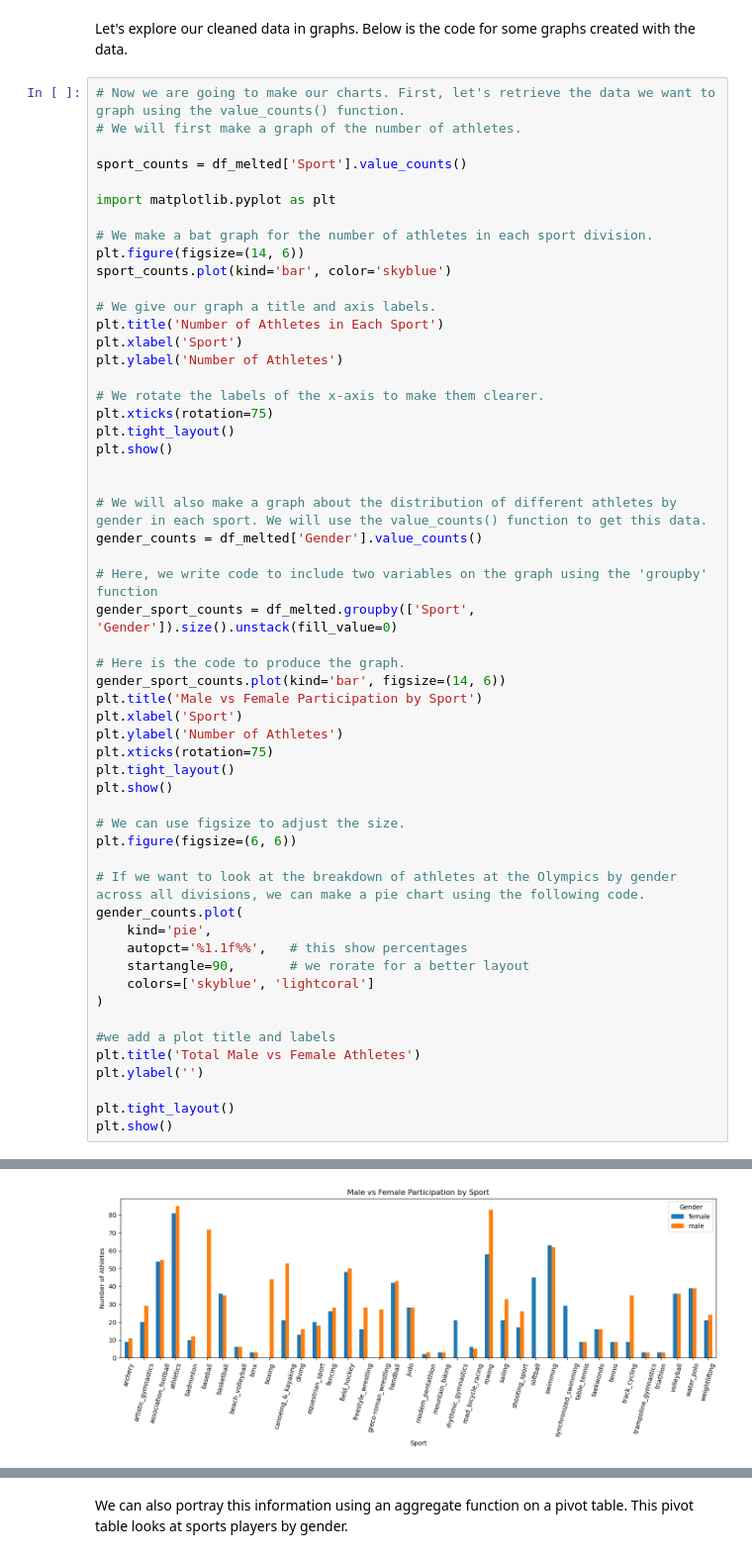
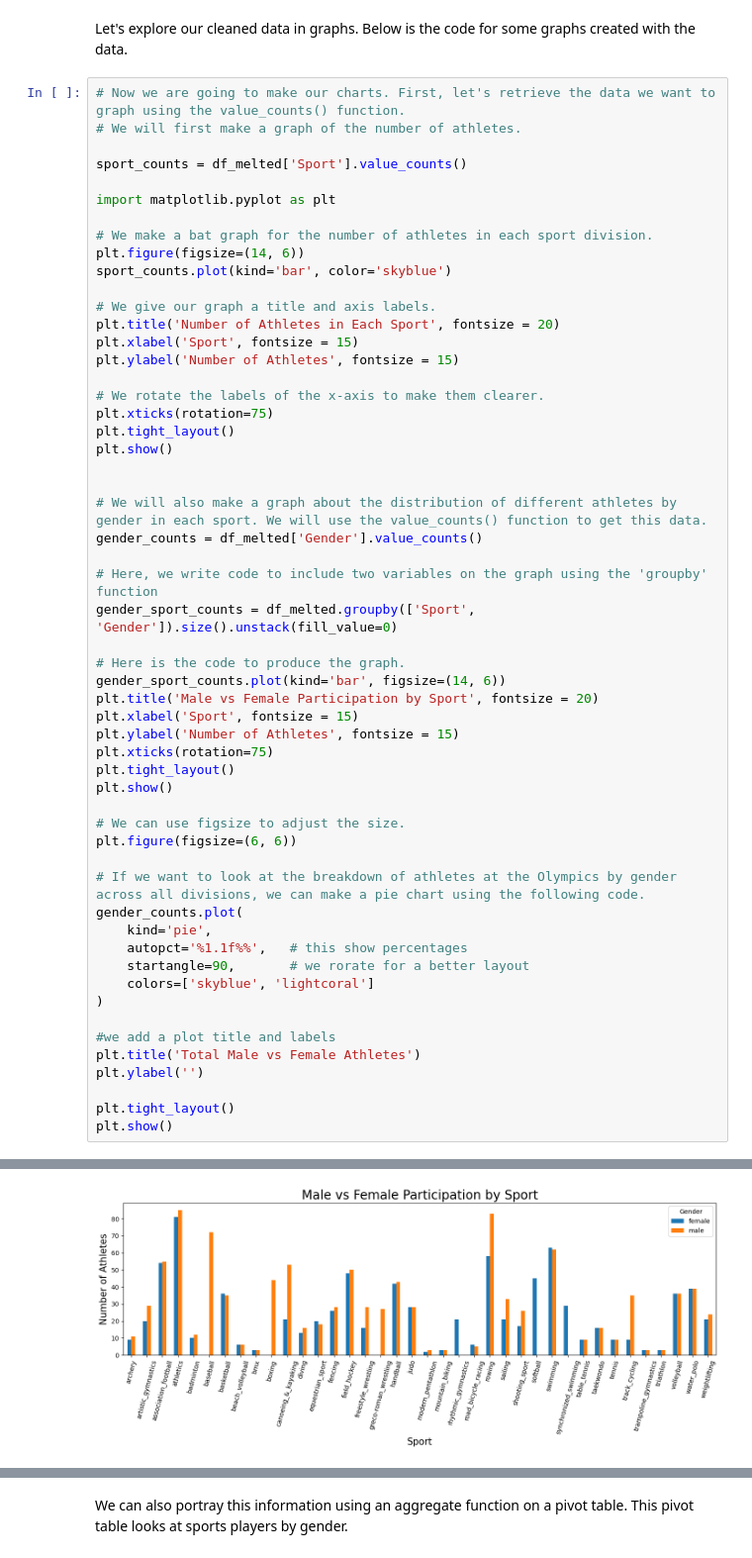
Before and after one commit to rburkman777/TidyDataProject, a Jupyter notebook: Tidydataproject/notes3.ipynb, the cells around one changed output, grey strips where cells are left out. Shown at 99% size. Cells and saved outputs as stored; diff of their text form.

```diff
--- a/Tidydataproject/notes3.ipynb
+++ b/Tidydataproject/notes3.ipynb
@@ -91,9 +91,9 @@ plt.figure(figsize=(14, 6))
 sport_counts.plot(kind='bar', color='skyblue')
 
 # We give our graph a title and axis labels.
-plt.title('Number of Athletes in Each Sport')
-plt.xlabel('Sport')
-plt.ylabel('Number of Athletes')
+plt.title('Number of Athletes in Each Sport', fontsize = 20)
+plt.xlabel('Sport', fontsize = 15)
+plt.ylabel('Number of Athletes', fontsize = 15)
 
 # We rotate the labels of the x-axis to make them clearer.
 plt.xticks(rotation=75)
@@ -109,9 +109,9 @@ gender_sport_counts = df_melted.groupby(['Sport', 'Gender']).size().unstack(fill
 
 # Here is the code to produce the graph.
 gender_sport_counts.plot(kind='bar', figsize=(14, 6))
-plt.title('Male vs Female Participation by Sport')
-plt.xlabel('Sport')
-plt.ylabel('Number of Athletes')
+plt.title('Male vs Female Participation by Sport', fontsize = 20)
+plt.xlabel('Sport', fontsize = 15)
+plt.ylabel('Number of Athletes', fontsize = 15)
 plt.xticks(rotation=75)
 plt.tight_layout()
 plt.show()
@@ -138,4 +138,4 @@ plt.show()
-[figure, old version]
+[figure, new version]
 [figure]
 # %% [markdown]
 We can also portray this information using an aggregate function on a pivot table. This pivot table looks at sports players by gender.
```
Also changed, not shown: parts of 2 cells of this notebook.
